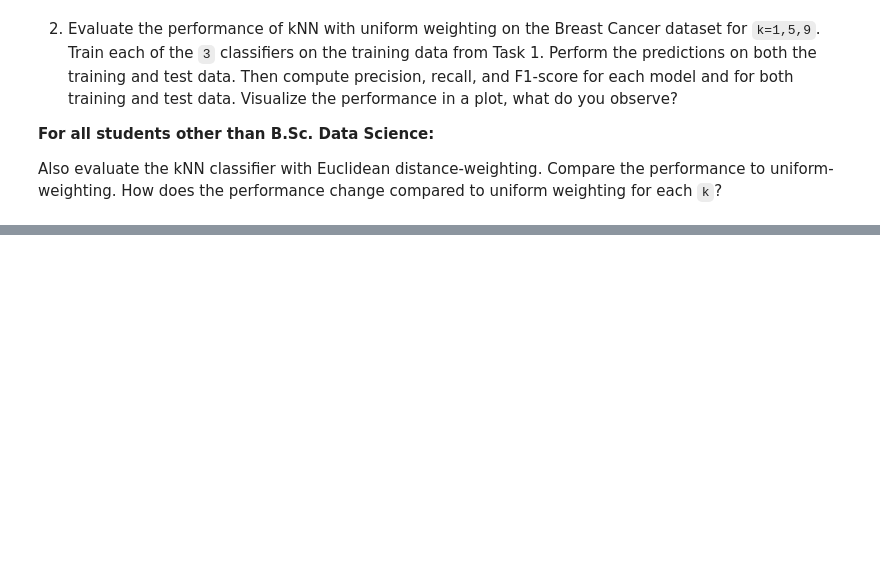
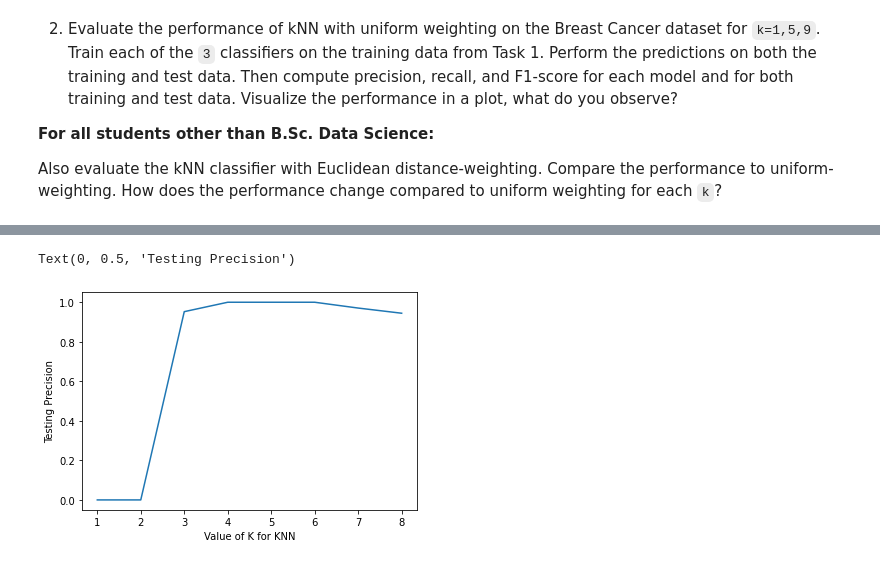
Before and after one commit to erdemuysalx/ml-algorithms-scratch, a Jupyter notebook: knn.ipynb, the cells around one changed output, grey strips where cells are left out. Drawn from its saved outputs; the diff is of its cells as text; code cells hidden in the pictures; blank space fills up the shorter version.

```diff
--- a/knn.ipynb
+++ b/knn.ipynb
@@ -111,0 +263,5 @@ def euclidean_distance(x1, x2):
+# %%
+obj  = KNearestNeighbors(1, 'unifrom')  # Uniform
+obj.fit(X_train, y_train)
+predict_uniform = obj.predict(X_test)
+predict_uniform
@@ -112,3 +280,18 @@ def euclidean_distance(x1, x2):
+# %%
+# For test purposes
+from sklearn.neighbors import KNeighborsClassifier
+from sklearn.metrics import classification_report
+from sklearn.metrics import confusion_matrix
+
+knn = KNeighborsClassifier(n_neighbors=9, weights='uniform')
+knn.fit(X_train, y_train)  # Fit the model
+knn_score = knn.score(X_test, y_test)
+y_pred = knn.predict(X_train)  # Predict
+
+print("\nTest accuracy: %.4f" % knn_score )
+print("\nConfusion matrix: ", confusion_matrix(y_test, predict_uniform))
+print("\nClassification report: ", classification_report(y_test, predict_uniform))
+predict_uniform
 # %% [markdown]
 ## Task 3: Evaluation
 
@@ -136,0 +519,28 @@ Also evaluate the kNN classifier with Euclidean distance-weighting. Compare the
+# %%
+# import Matplotlib (scientific plotting library)
+import matplotlib.pyplot as plt
+
+# allow plots to appear within the notebook
+%matplotlib inline
+
+k_range = range(1, 9)
+
+# We can create Python dictionary using [] or dict()
+scores = []
+
+# We use a loop through the range 1 to 26
+# We append the scores in the dictionary
+for k in k_range:
+    obj  = KNearestNeighbors(k)
+    obj.fit(X_train, y_train)
+    predictions_uniform = obj.predict(X_test)
+    scores.append(precision(predictions_uniform, y_test))
+
+# plot the relationship between K and testing accuracy
+# plt.plot(x_axis, y_axis)
+plt.plot(k_range, scores)
+plt.xlabel('Value of K for KNN')
+plt.ylabel('Testing Precision')
+# %% [output]
+Text(0, 0.5, 'Testing Precision')
+[figure, added]
```
Also changed, not shown: parts of 33 cells of this notebook.
